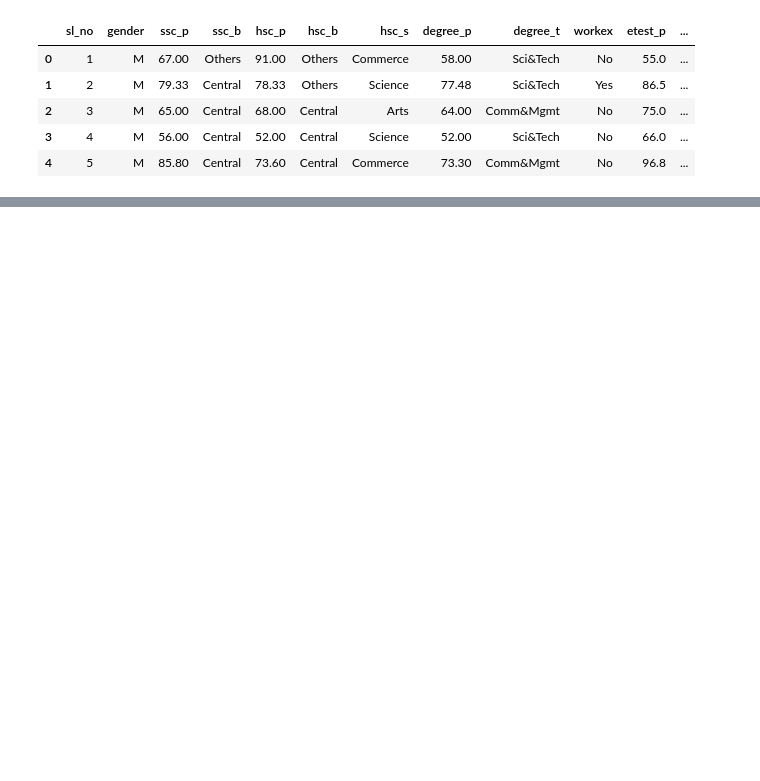
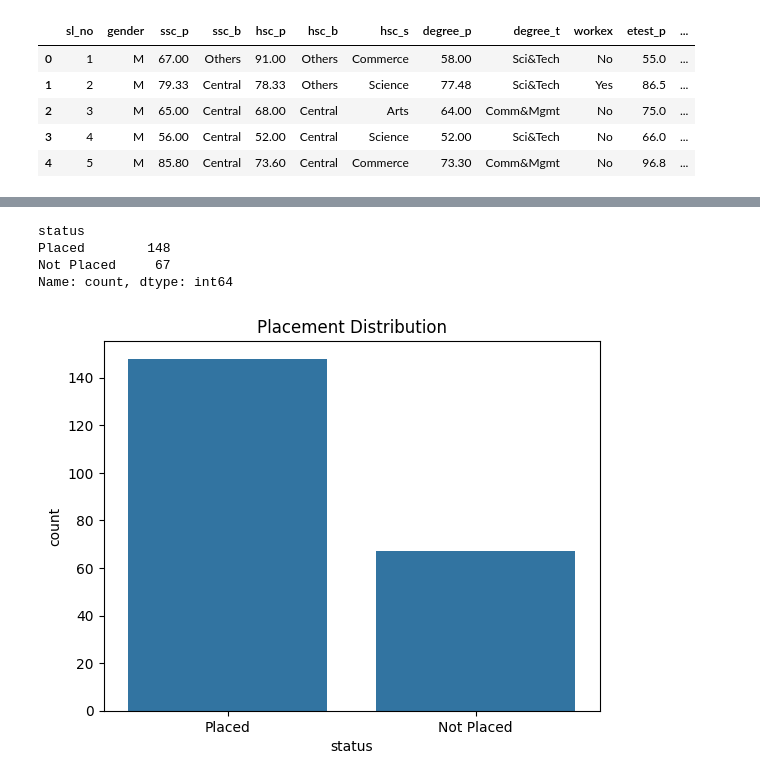
Before and after one commit to agnel010/Placement-Career-System, a Jupyter notebook: notebooks/01_eda.ipynb, the cells around one changed output, grey strips where cells are left out. Drawn from its saved outputs; the diff is of its cells as text; code cells hidden in the pictures; blank space fills up the shorter version.

```diff
--- a/notebooks/01_eda.ipynb
+++ b/notebooks/01_eda.ipynb
@@ -11,0 +76,13 @@ df.head()
+# %%
+df['status'].value_counts()
+# %% [output]
+status
+Placed        148
+Not Placed     67
+Name: count, dtype: int64
+# %%
+sns.countplot(x='status', data=df)
+plt.title("Placement Distribution")
+plt.show()
+# %% [output]
+[figure, added]
```
Also changed, not shown: parts of 19 cells of this notebook, 4 other files.
